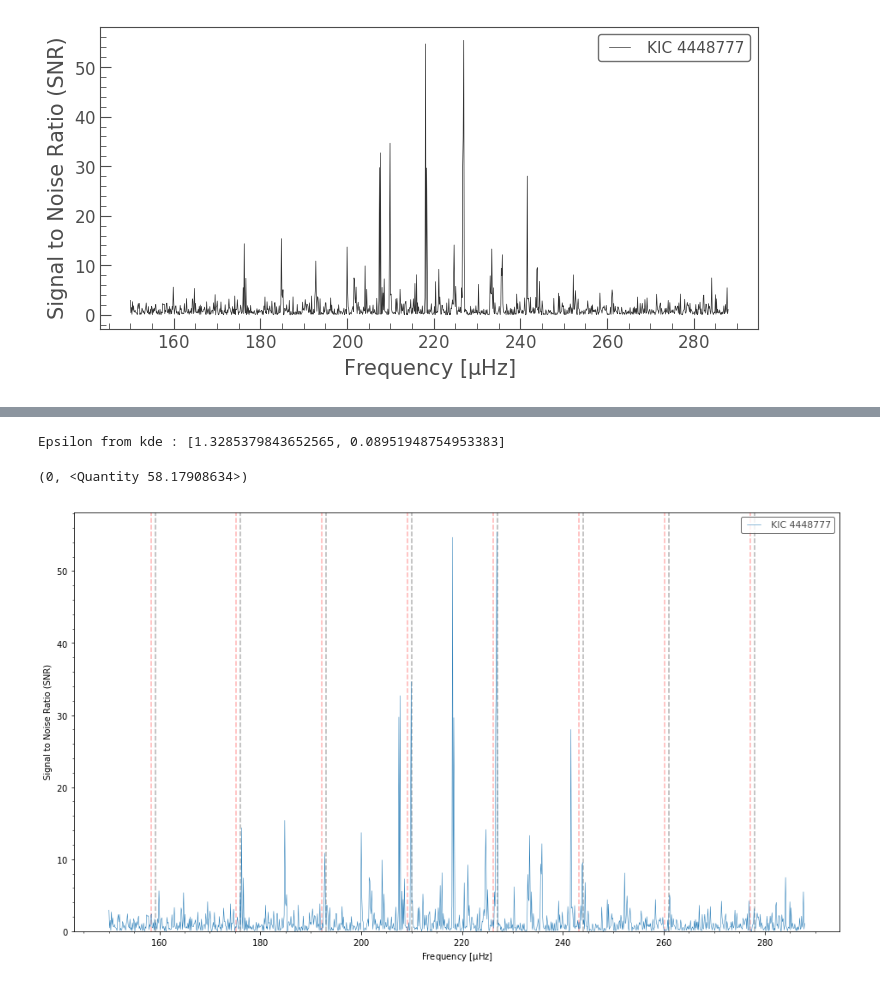
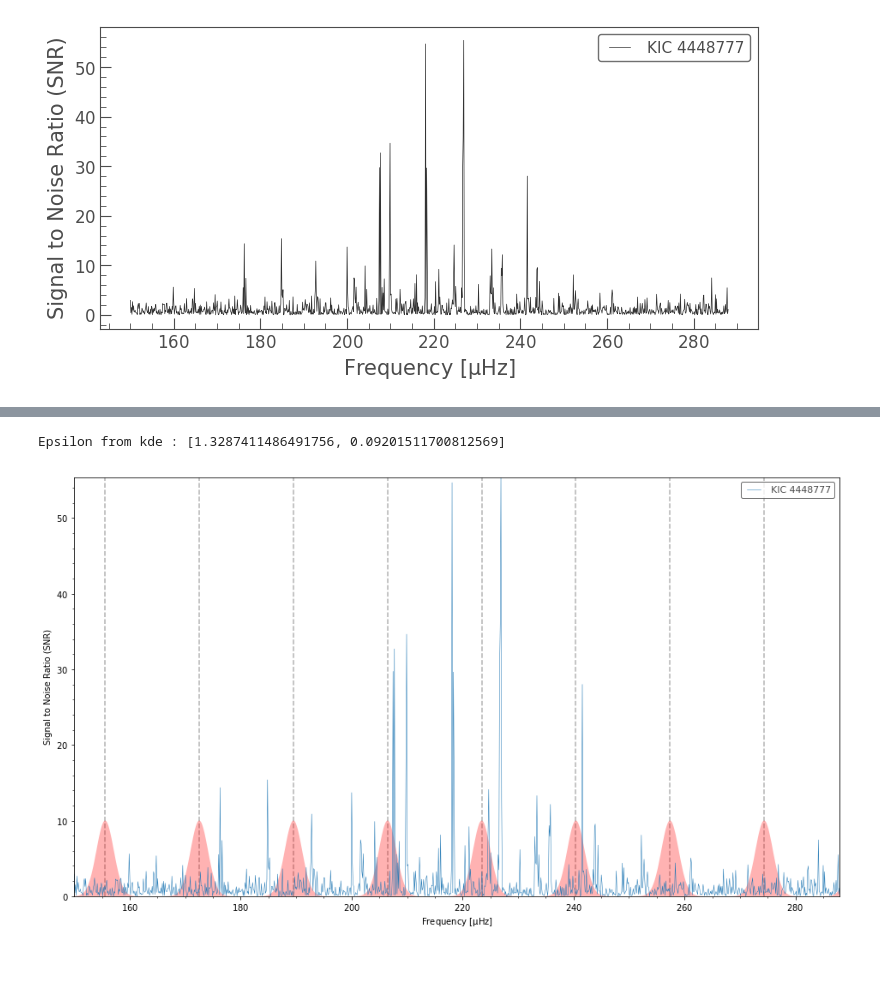
Before and after one commit to grd349/PBjam, a Jupyter notebook: Example use or example.ipynb, the cells around one changed output, grey strips where cells are left out. Drawn from its saved outputs; the diff is of its cells as text; code cells hidden in the pictures.

```diff
--- a/Example use or example.ipynb
+++ b/Example use or example.ipynb
@@ -36,6 +34,9 @@ Epsilon from Vrard : (1.3781589243447712, 0.1)
 # %%
 ge_kde = pb.epsilon(method='kde')
 ep_kde = ge_kde(dnu, numax, teff)
 print(f'Epsilon from kde : {ep_kde}')
+n = np.arange(8, 16, 1)
+ge_kde.plot(dnu, numax, teff, p)
 # %% [output]
-Epsilon from kde : [1.3285379843652565, 0.08951948754953383]
+Epsilon from kde : [1.3287411486491756, 0.09201511700812569]
+[figure, added]
@@ -46,13 +43,3 @@ f_kde = (n + ep_kde[0]) * dnu[0]
-# %%
-fig, ax = plt.subplots(figsize=[16,9])
-p.plot(ax=ax)
-for i in range(len(n)):
-    ax.axvline(f_vrard[i], c='k', linestyle='--', zorder=0, alpha=0.3)
-    ax.axvline(f_kde[i], c='r', linestyle='--', zorder=0, alpha=0.3)
-ax.set_ylim([0, p.power.max()*1.05])
-# %% [output]
-(0, <Quantity 58.17908634>)
-[figure, removed]
 # %%
 x0 = [numax[0], dnu[0], 0.1, ep_kde[0], 0.03, 30, numax[0]*0.2, -1.0, 2.6]
 asy = pb.mcmc(p.frequency.value, p.power.value, x0)
```
Also changed, not shown: parts of 5 cells of this notebook, 1 other file.
